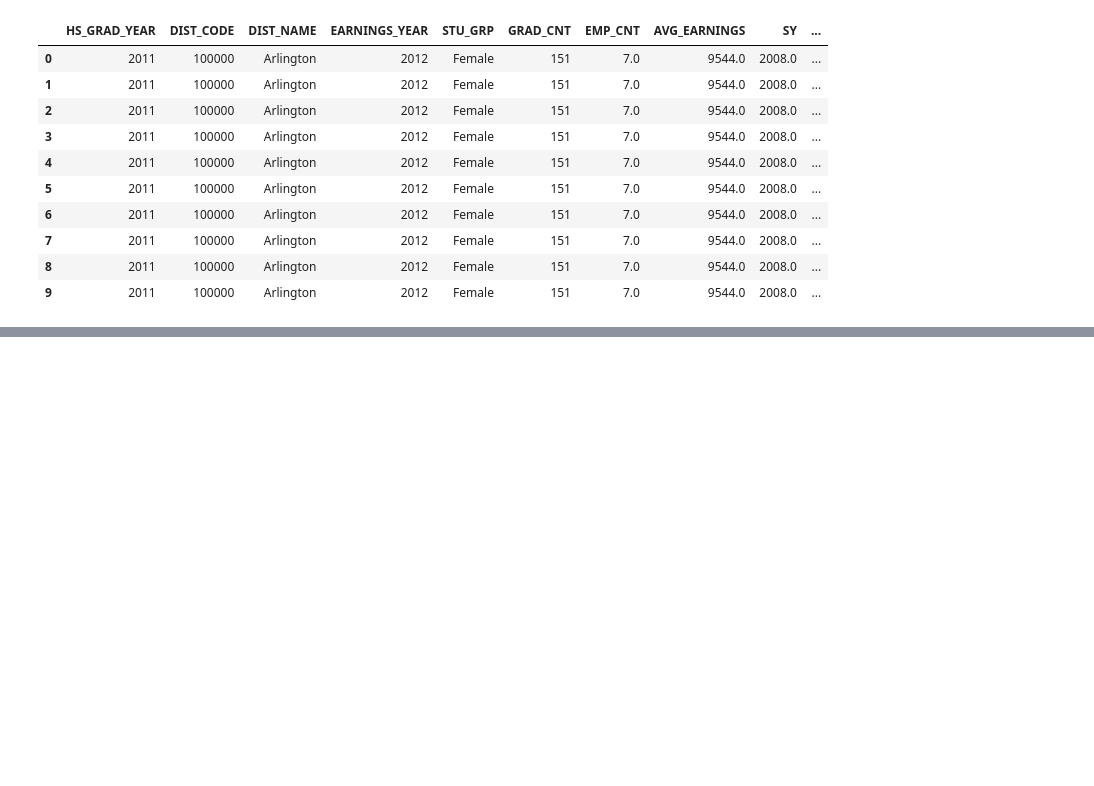
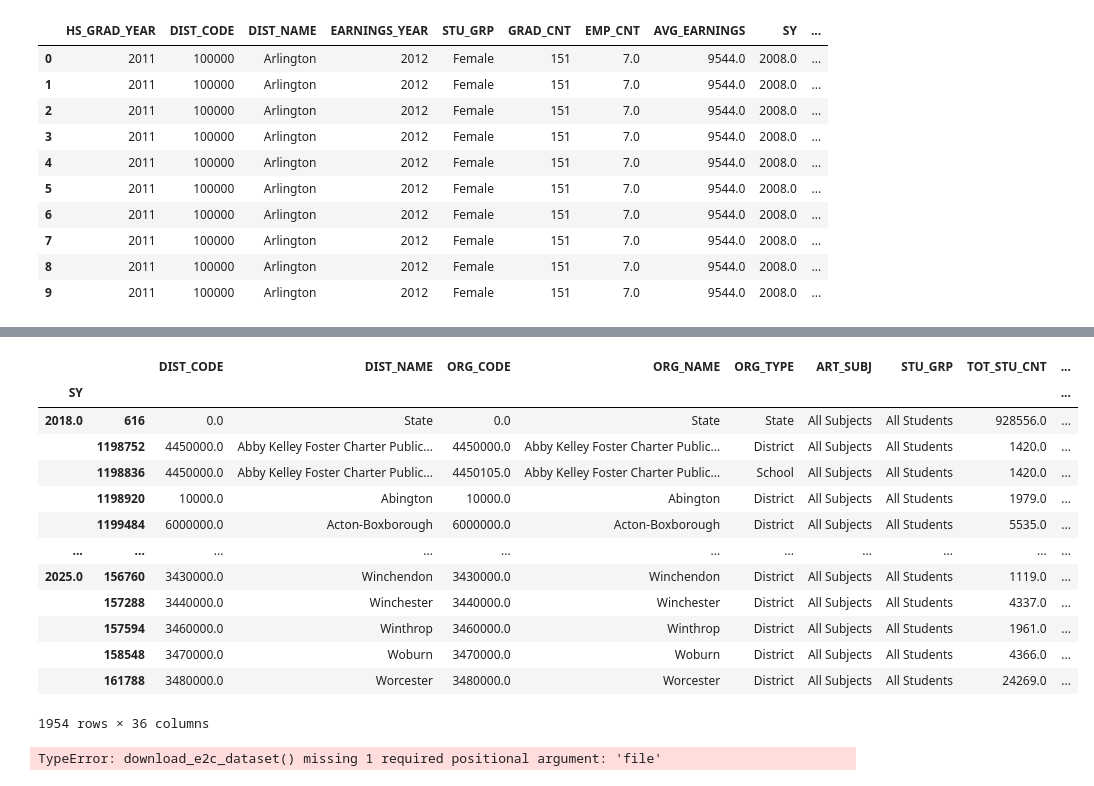
Before and after one commit to wilSecord/studio-projects, a Jupyter notebook: week3_girlsinc/explorin.ipynb, the cells around one changed output, grey strips where cells are left out. Drawn from its saved outputs; the diff is of its cells as text; code cells hidden in the pictures; blank space fills up the shorter version.

```diff
--- a/week3_girlsinc/explorin.ipynb
+++ b/week3_girlsinc/explorin.ipynb
@@ -251,0 +262,22 @@ all_merged_stats.plot.scatter(x="GRD_9_12_PCT",  y="AVG_EARNINGS")
+# %%
+t_arts.groupby("SY").apply(lambda x: x)
+# %% [output]
+|  |  | DIST_CODE | DIST_NAME | ORG_CODE | ORG_NAME | ORG_TYPE | ART_SUBJ | STU_GRP | TOT_STU_CNT | ... |
+| SY |  |  |  |  |  |  |  |  |  | ... |
+| 2018.0 | 616 | 0.0 | State | 0.0 | State | State | All Subjects | All Students | 928556.0 | ... |
+|  | 1198752 | 4450000.0 | Abby Kelley Foster Charter Public... | 4450000.0 | Abby Kelley Foster Charter Public... | District | All Subjects | All Students | 1420.0 | ... |
+|  | 1198836 | 4450000.0 | Abby Kelley Foster Charter Public... | 4450105.0 | Abby Kelley Foster Charter Public... | School | All Subjects | All Students | 1420.0 | ... |
+|  | 1198920 | 10000.0 | Abington | 10000.0 | Abington | District | All Subjects | All Students | 1979.0 | ... |
+|  | 1199484 | 6000000.0 | Acton-Boxborough | 6000000.0 | Acton-Boxborough | District | All Subjects | All Students | 5535.0 | ... |
+| ... | ... | ... | ... | ... | ... | ... | ... | ... | ... | ... |
+| 2025.0 | 156760 | 3430000.0 | Winchendon | 3430000.0 | Winchendon | District | All Subjects | All Students | 1119.0 | ... |
+|  | 157288 | 3440000.0 | Winchester | 3440000.0 | Winchester | District | All Subjects | All Students | 4337.0 | ... |
+|  | 157594 | 3460000.0 | Winthrop | 3460000.0 | Winthrop | District | All Subjects | All Students | 1961.0 | ... |
+|  | 158548 | 3470000.0 | Woburn | 3470000.0 | Woburn | District | All Subjects | All Students | 4366.0 | ... |
+|  | 161788 | 3480000.0 | Worcester | 3480000.0 | Worcester | District | All Subjects | All Students | 24269.0 | ... |
+1954 rows × 36 columns
+# %%
+mcas = pd.read_csv("../girls_inc/MCAS_Achievement_Results_20260420.csv")
+mcas = download_e2c_dataset("i9w6-niyt" "MCAS_Achievement_Results.csv")
+# %% [output]
+TypeError: download_e2c_dataset() missing 1 required positional argument: 'file'
```
Also changed, not shown: parts of 10 cells of this notebook, 1 other file.
